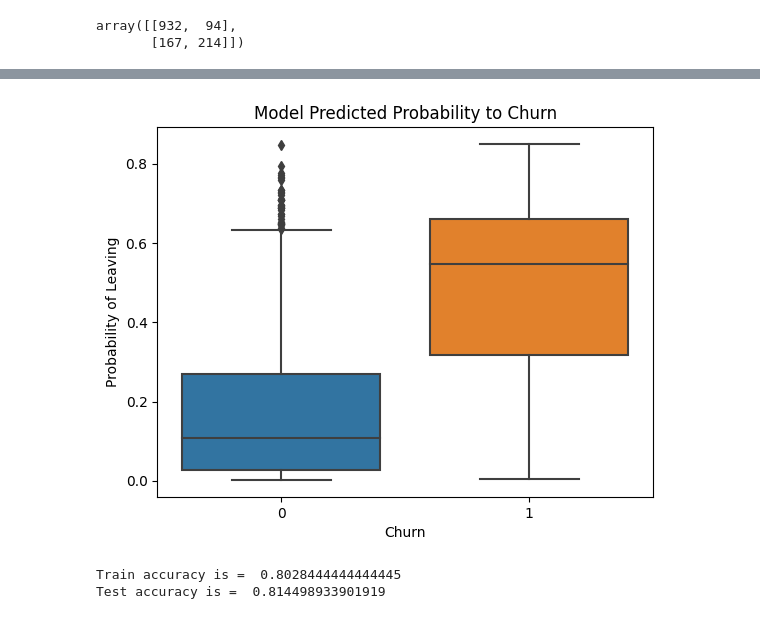
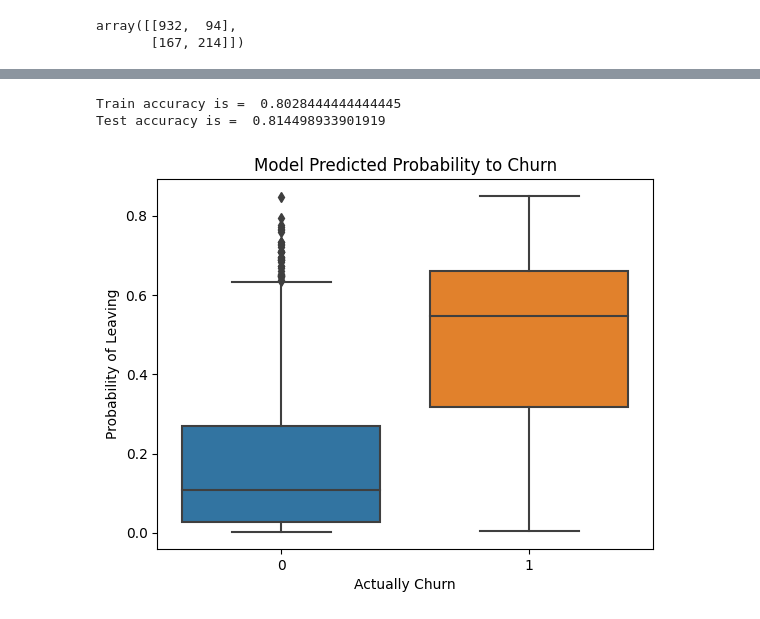
Before and after one commit to mingzhang-yin/MAR6669, a Jupyter notebook: 2-Logistic regression/ Customer Churn_min.ipynb, the cells around one changed output, grey strips where cells are left out. Drawn from its saved outputs; the diff is of its cells as text; code cells hidden in the pictures.

```diff
--- a/2-Logistic regression/ Customer Churn_min.ipynb
+++ b/2-Logistic regression/ Customer Churn_min.ipynb
@@ -145,20 +134,20 @@ plt.show()
+# %%
+# other key metrics
+predictions_test = predictions
+accuracy_test = accuracy_score(y_test, predictions_test)
+predictions_train = model.predict(train_preprocessed)
+accuracy_train = accuracy_score(y_train, predictions_train)
+print("Train accuracy is = ", accuracy_train)
+print("Test accuracy is = ", accuracy_test)
+# %% [output]
+Train accuracy is =  0.8028444444444445
+Test accuracy is =  0.814498933901919
 # %%
 # Churn comparison
 sns.boxplot (y=probs, x=y_test);
-plt.xlabel("Churn")
+plt.xlabel("Actually Churn")
 plt.ylabel("Probability of Leaving")
 plt.title("Model Predicted Probability to Churn")
 plt.show()
 # %% [output]
-[figure, old version]
+[figure, new version]
-# %%
-# other key metrics
-predictions_test = predictions
-accuracy_test = accuracy_score(y_test, predictions_test)
-predictions_train = model.predict(train_preprocessed)
-accuracy_train = accuracy_score(y_train, predictions_train)
-print("Train accuracy is = ", accuracy_train)
-print("Test accuracy is = ", accuracy_test)
-# %% [output]
-Train accuracy is =  0.8028444444444445
-Test accuracy is =  0.814498933901919
```
Also changed, not shown: parts of 9 cells of this notebook.
